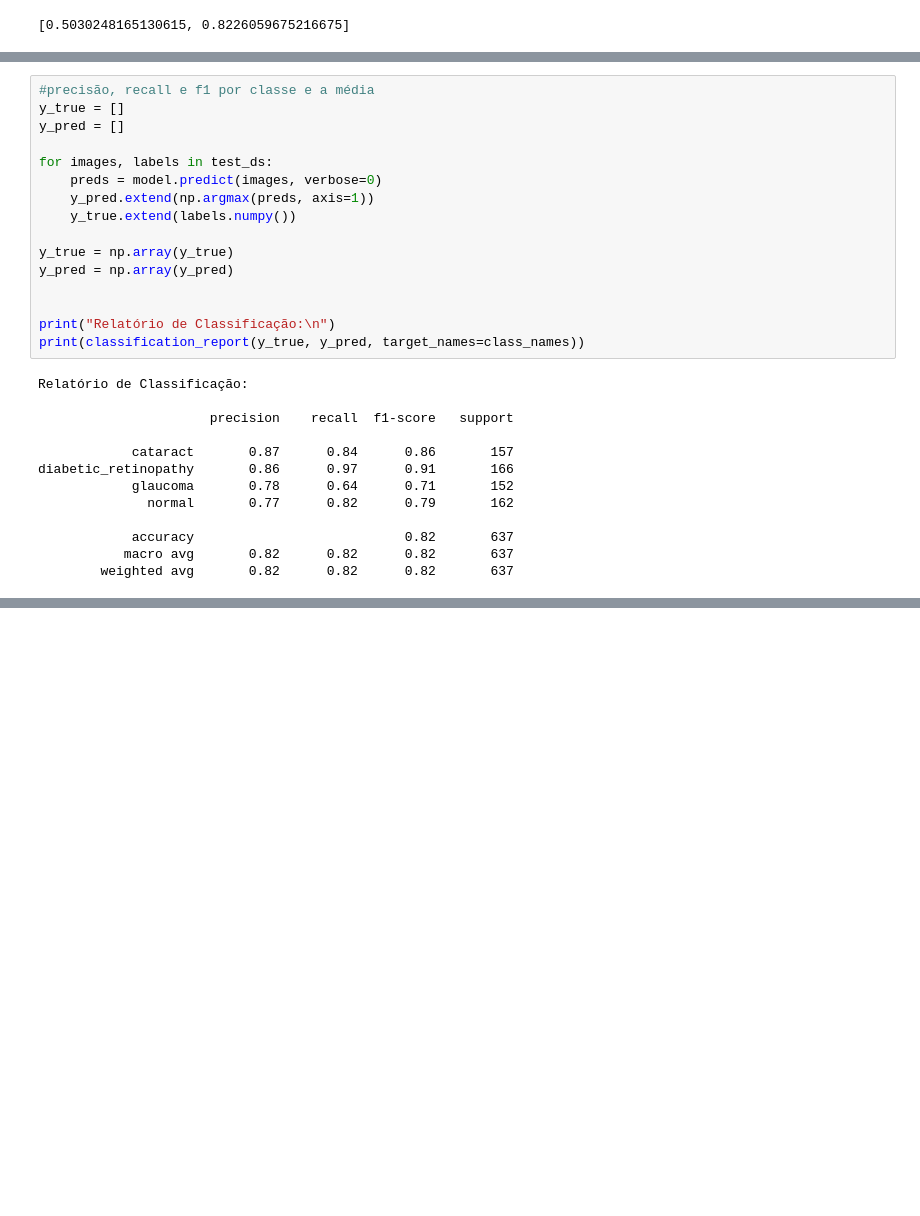
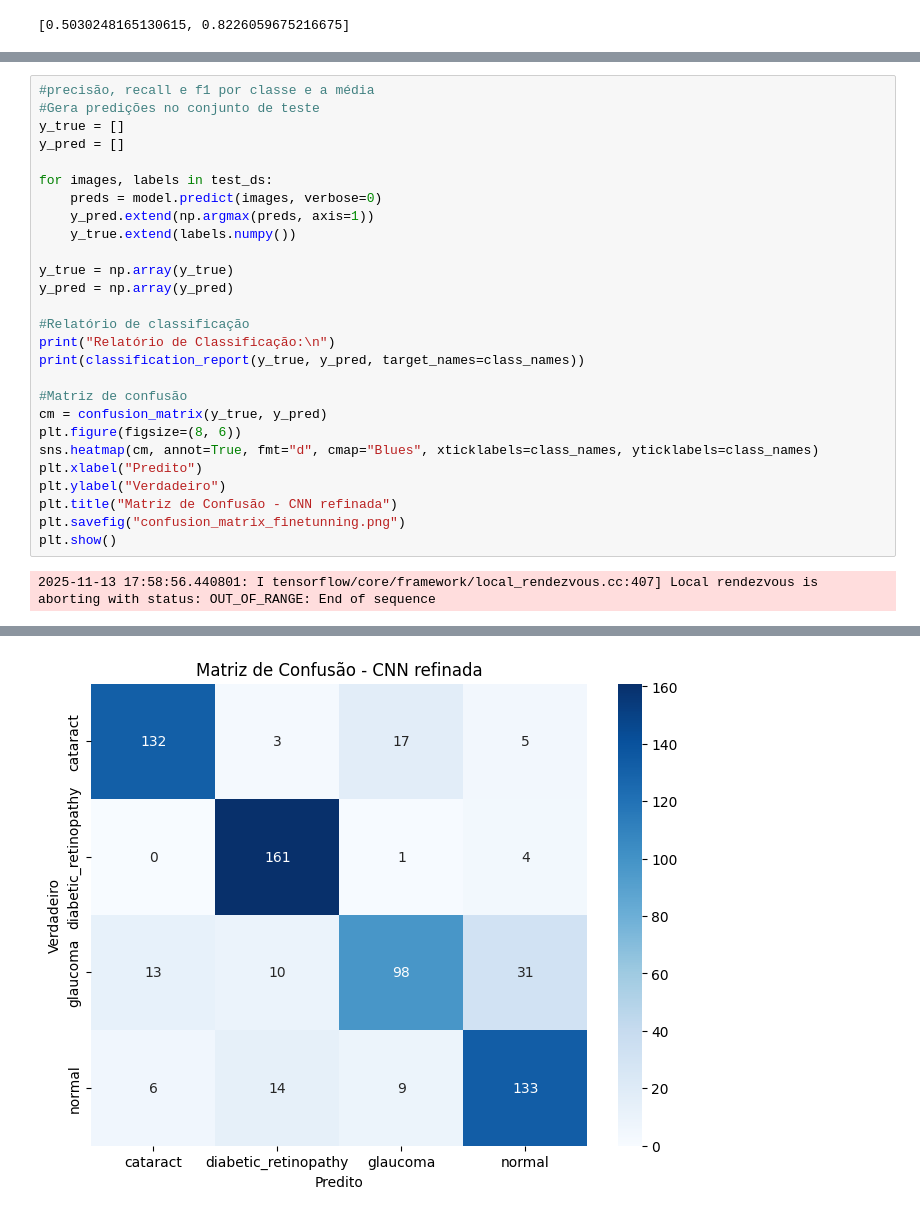
Before and after one commit to lucaschefferh/Projeto-Final, a Jupyter notebook: modelo_cnn.ipynb, the cells around one changed output, grey strips where cells are left out. Saved outputs shown, nothing was run; the diff lists cells and outputs as text; blank space fills up the shorter version.

```diff
--- a/modelo_cnn.ipynb
+++ b/modelo_cnn.ipynb
@@ -577,5 +586,6 @@ Perda de validação: 0.5157
 # %%
 #precisão, recall e f1 por classe e a média
+#Gera predições no conjunto de teste
 y_true = []
 y_pred = []
 
@@ -587,19 +597,18 @@ for images, labels in test_ds:
 y_true = np.array(y_true)
 y_pred = np.array(y_pred)
 
-
+#Relatório de classificação
 print("Relatório de Classificação:\n")
 print(classification_report(y_true, y_pred, target_names=class_names))
+
+#Matriz de confusão
+cm = confusion_matrix(y_true, y_pred)
+plt.figure(figsize=(8, 6))
+sns.heatmap(cm, annot=True, fmt="d", cmap="Blues", xticklabels=class_names, yticklabels=class_names)
+plt.xlabel("Predito")
+plt.ylabel("Verdadeiro")
+plt.title("Matriz de Confusão - CNN refinada")
+plt.savefig("confusion_matrix_finetunning.png")
+plt.show()
 # %% [output]
-Relatório de Classificação:
-
-                      precision    recall  f1-score   support
-
-            cataract       0.87      0.84      0.86       157
-diabetic_retinopathy       0.86      0.97      0.91       166
-            glaucoma       0.78      0.64      0.71       152
-              normal       0.77      0.82      0.79       162
-
-            accuracy                           0.82       637
-           macro avg       0.82      0.82      0.82       637
-        weighted avg       0.82      0.82      0.82       637
+2025-11-13 17:58:56.440801: I tensorflow/core/framework/local_rendezvous.cc:407] Local rendezvous is aborting with status: OUT_OF_RANGE: End of sequence
@@ -606,0 +627 @@ diabetic_retinopathy       0.86      0.97      0.91       166
+[figure, added]
```
Also changed, not shown: parts of 4 cells of this notebook, 4 other files.
